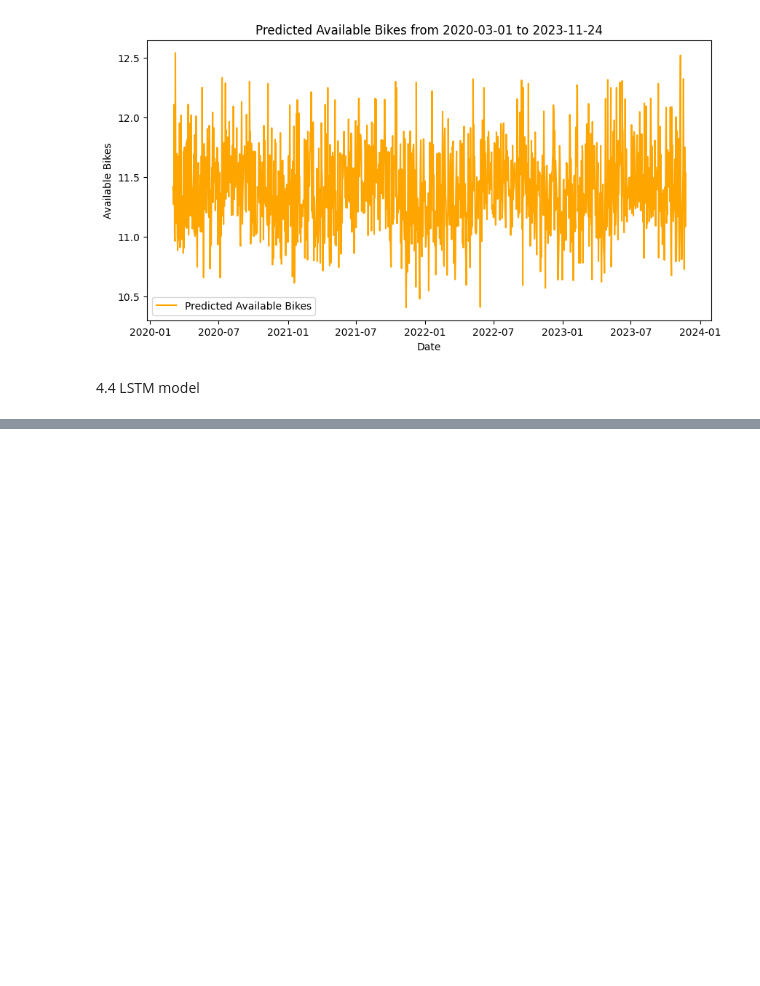
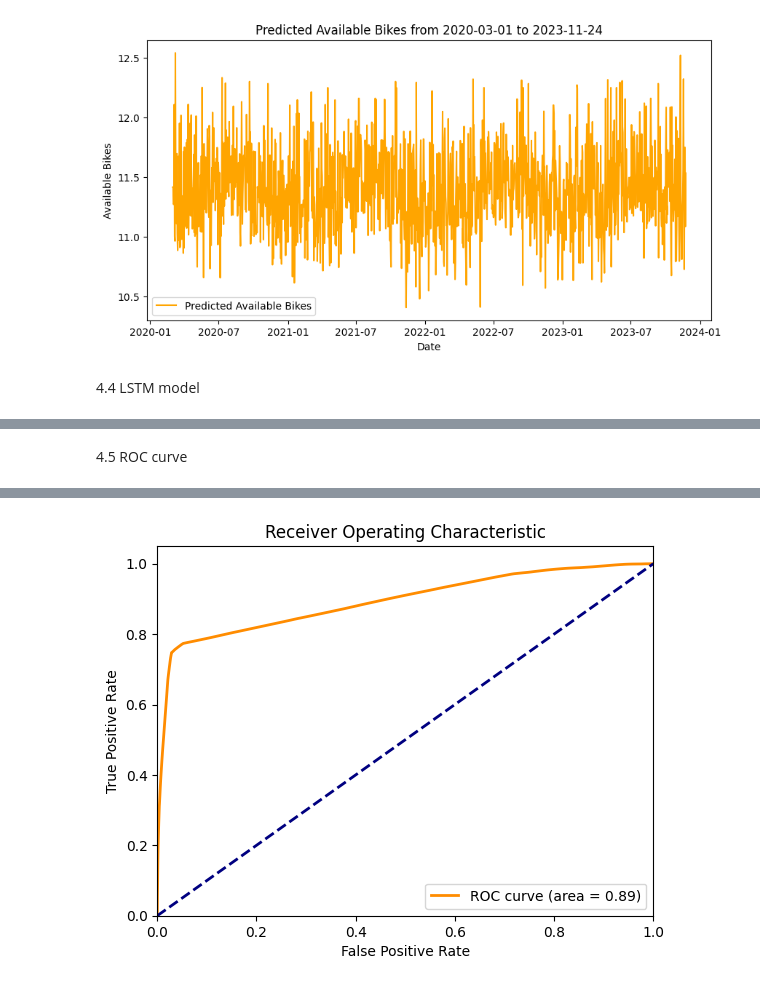
Before and after one commit to M2-Luminous/CSU44061-Machine-Learning, a Jupyter notebook: FinalAssignment/main_part3.ipynb, the cells around one changed output, grey strips where cells are left out. Cells and saved outputs as stored; diff of their text form; code cells hidden in the pictures; blank space fills up the shorter version.

```diff
--- a/FinalAssignment/main_part3.ipynb
+++ b/FinalAssignment/main_part3.ipynb
@@ -229,0 +312,67 @@ Epoch 5/5
+# %% [markdown]
+4.5 ROC curve
+# %%
+import pandas as pd
+import numpy as np
+import matplotlib.pyplot as plt
+from sklearn.preprocessing import MinMaxScaler
+from sklearn.metrics import roc_curve, auc
+from keras.models import Sequential
+from keras.layers import LSTM, Dense
+
+# Function to load and preprocess data
+def load_preprocess_data(file_path):
+    data = pd.read_csv(file_path, parse_dates=['DATE'])
+    data.set_index('DATE', inplace=True)
+    # Normalize the data
+    scaler = MinMaxScaler(feature_range=(0, 1))
+    scaled_data = scaler.fit_transform(data[['AVAILABLE BIKES', 'temp', 'windspeed']])
+    return scaled_data, scaler, data
+
+# Create dataset for LSTM
+def create_dataset(data, look_back=1):
+    X, Y = [], []
+    for i in range(len(data) - look_back):
+        a = data[i:(i + look_back), :]
+        X.append(a)
+        # Change here for binary classification (1 if increase, 0 if decrease)
+        Y.append(1 if data[i + look_back, 0] > data[i, 0] else 0)
+    return np.array(X), np.array(Y)
+
+# Load and preprocess data
+file_path = 'C:/Users/M2-Winterfell/Documents/Code/FinalAssignment/database/data_before_pandemic.csv'
+data, scaler, original_data = load_preprocess_data(file_path)
+
+# Define look_back period
+look_back = 3
+X, Y = create_dataset(data, look_back)
+
+# Reshape input to be [samples, time steps, features]
+X = np.reshape(X, (X.shape[0], look_back, X.shape[2]))
+
+# Create and fit the LSTM network for binary classification
+model = Sequential()
+model.add(LSTM(32, input_shape=(look_back, X.shape[2])))
+model.add(Dense(1, activation='sigmoid'))  # Sigmoid for binary classification
+model.compile(optimizer='adam', loss='binary_crossentropy', metrics=['accuracy'])
+
+# Train the model (reduced epochs for speed)
+model.fit(X, Y, epochs=5, batch_size=32, verbose=1)
+
+# Predictions for ROC Curve
+predictions = model.predict(X)
+fpr, tpr, thresholds = roc_curve(Y, predictions)
+roc_auc = auc(fpr, tpr)
+
+# Plot ROC Curve
+plt.figure()
+plt.plot(fpr, tpr, color='darkorange', lw=2, label='ROC curve (area = %0.2f)' % roc_auc)
+plt.plot([0, 1], [0, 1], color='navy', lw=2, linestyle='--')
+plt.xlim([0.0, 1.0])
+plt.ylim([0.0, 1.05])
+plt.xlabel('False Positive Rate')
+plt.ylabel('True Positive Rate')
+plt.title('Receiver Operating Characteristic')
+plt.legend(loc="lower right")
+plt.show()
+# %% [output]
@@ -229,0 +390 @@ Epoch 5/5
+[figure, added]
```
Also changed, not shown: parts of 9 cells of this notebook, 2 other files.
